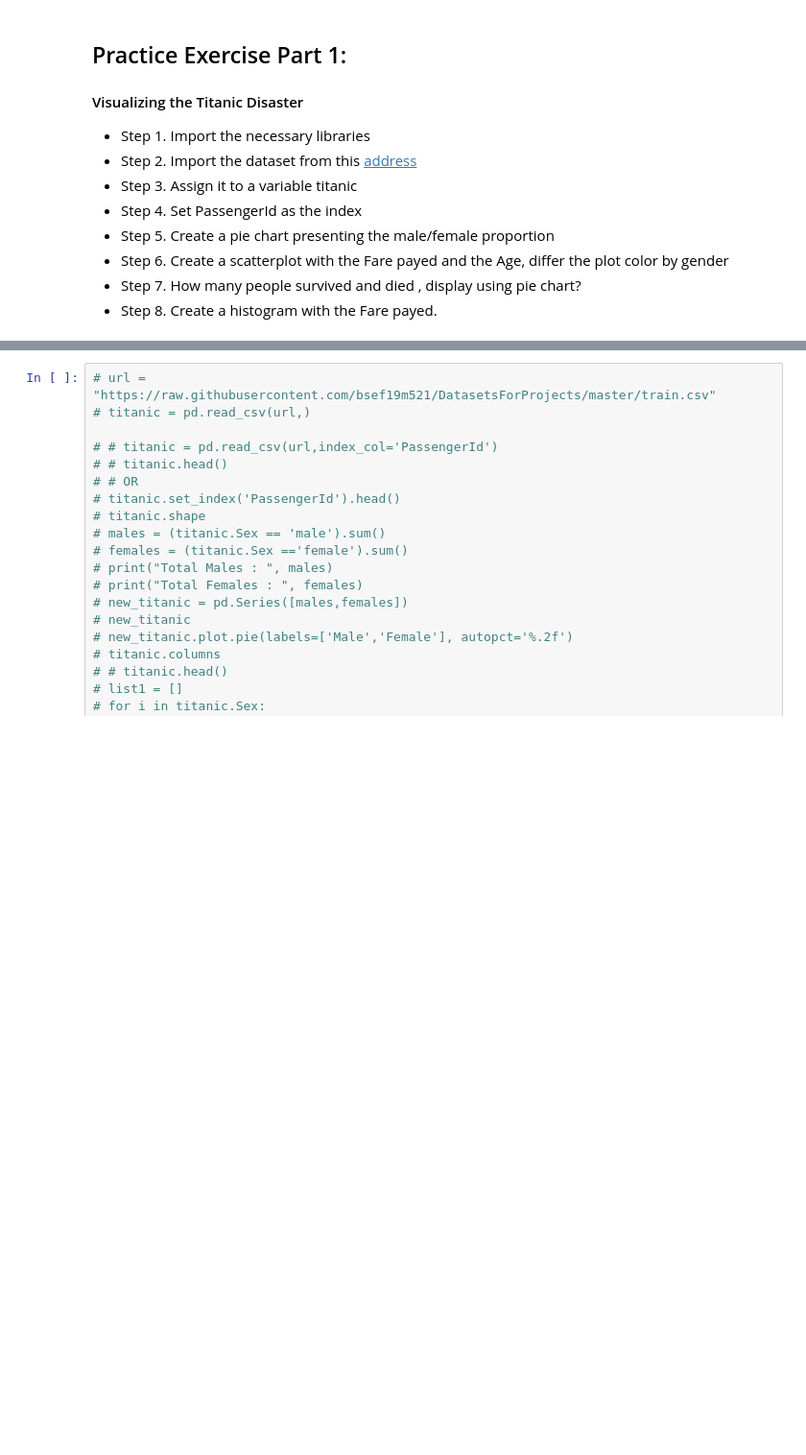
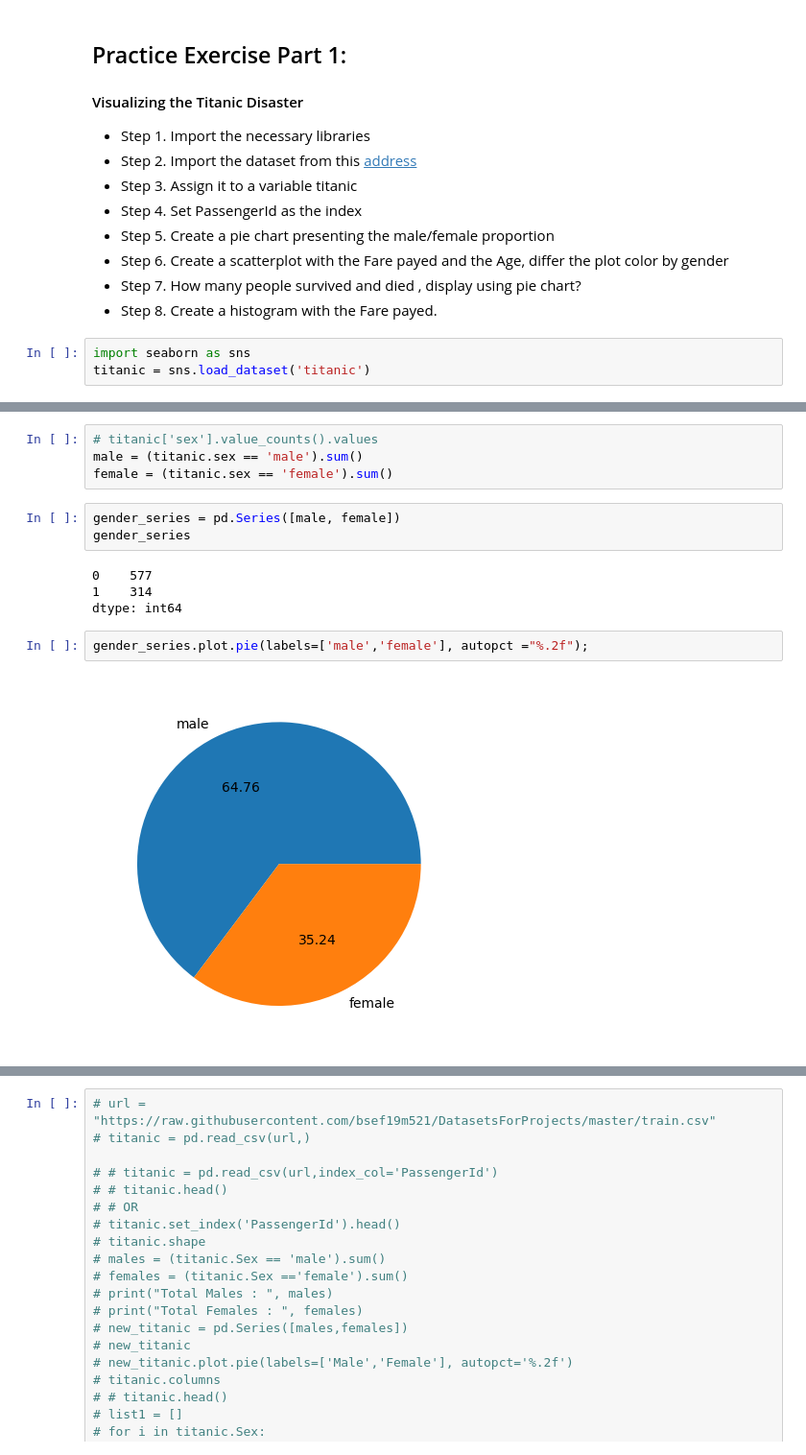
Before and after one commit to ehtisham-sadiq/Python-Backend, a Jupyter notebook: NumPy_Pandas_Tutorials/Introduction_to_Pandas.ipynb, the cells around one changed output, grey strips where cells are left out. Shown at 96% size. Drawn from its saved outputs; the diff is of its cells as text; blank space fills up the shorter version.

```diff
--- a/NumPy_Pandas_Tutorials/Introduction_to_Pandas.ipynb
+++ b/NumPy_Pandas_Tutorials/Introduction_to_Pandas.ipynb
@@ -1419,3 +1839,6 @@ new_df.plot.pie(subplots=True, figsize=(15,15), autopct='%.2f')
 - Step 6. Create a scatterplot with the Fare payed and the Age, differ the plot color by gender
 - Step 7. How many people survived and died , display using pie chart?
 - Step 8. Create a histogram with the Fare payed.
+# %%
+import seaborn as sns
+titanic = sns.load_dataset('titanic')
@@ -1421,0 +1854,15 @@ new_df.plot.pie(subplots=True, figsize=(15,15), autopct='%.2f')
+# %%
+# titanic['sex'].value_counts().values
+male = (titanic.sex == 'male').sum()
+female = (titanic.sex == 'female').sum()
+# %%
+gender_series = pd.Series([male, female])
+gender_series
+# %% [output]
+0    577
+1    314
+dtype: int64
+# %%
+gender_series.plot.pie(labels=['male','female'], autopct ="%.2f");
+# %% [output]
+[figure, added]
```
Also changed, not shown: parts of 77 cells of this notebook, 1 other file.
